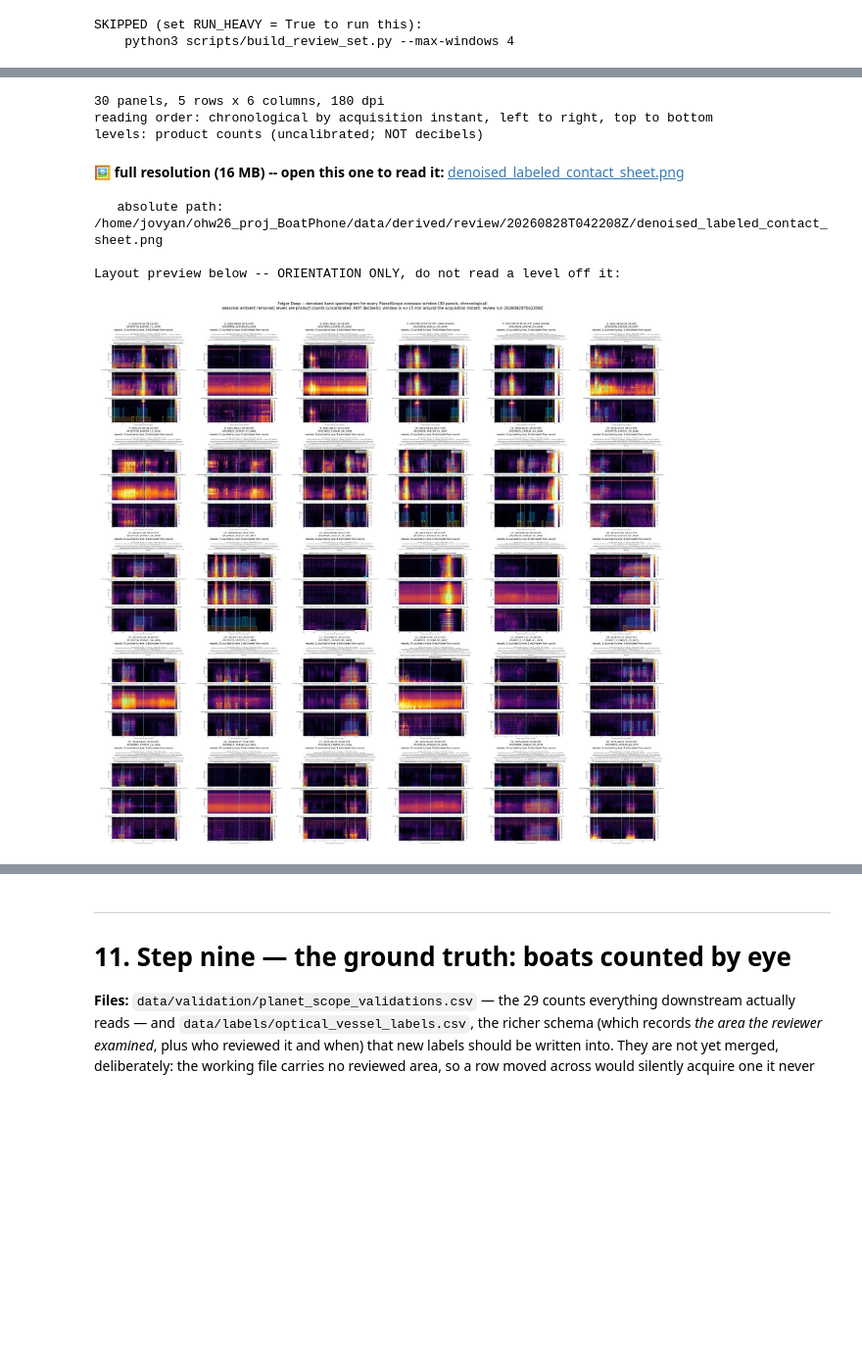
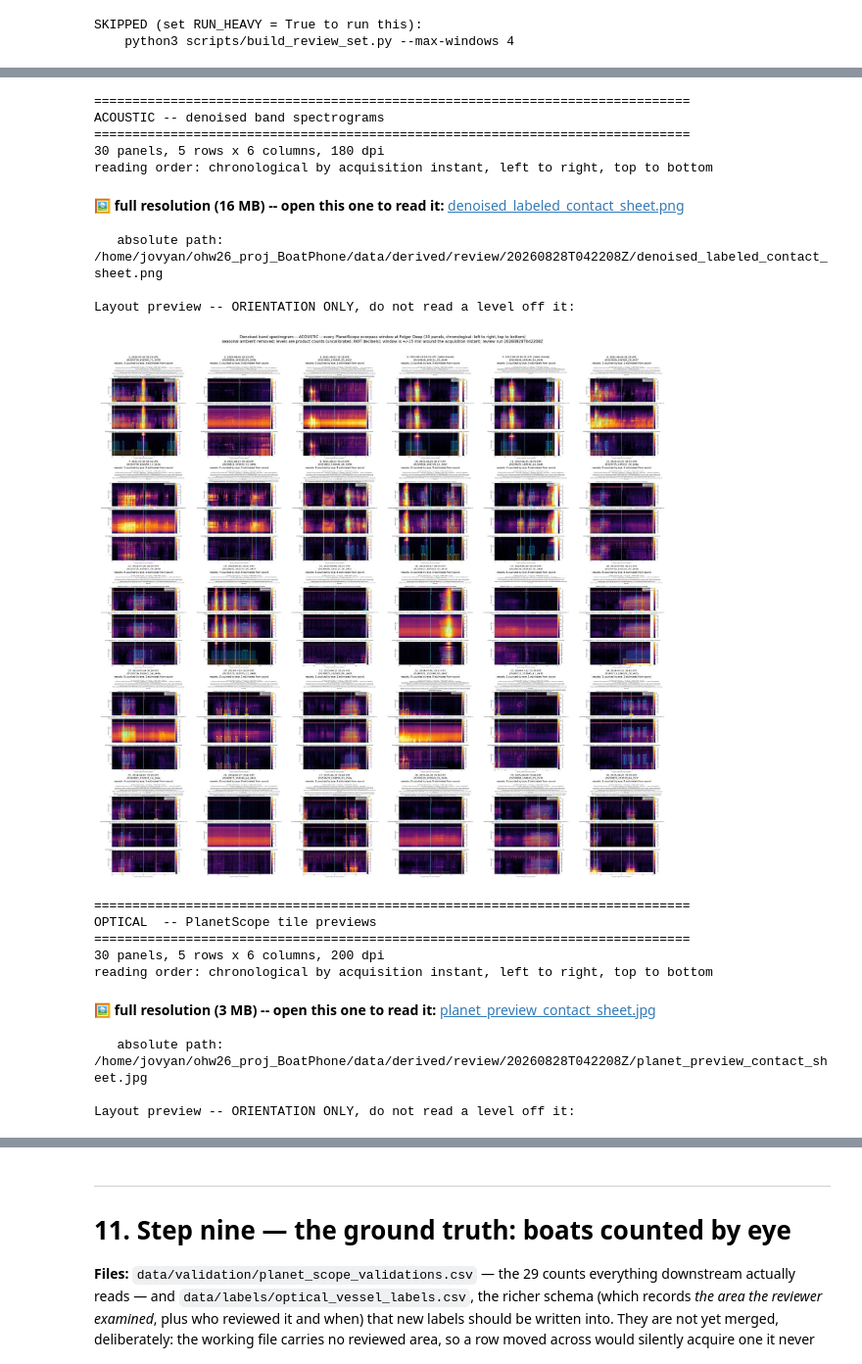
Before and after one commit to oceanhackweek/ohw26_proj_BoatPhone, a Jupyter notebook: final_notebooks/acoustic_pipeline.ipynb, the cells around one changed output, grey strips where cells are left out. Shown at 98% size. Saved outputs shown, nothing was run; the diff lists cells and outputs as text; code cells hidden in the pictures; blank space fills up the shorter version.

```diff
--- a/final_notebooks/acoustic_pipeline.ipynb
+++ b/final_notebooks/acoustic_pipeline.ipynb
@@ -1100,41 +1144,58 @@ SKIPPED (set RUN_HEAVY = True to run this):
 # %%
-# Show the preview, and link the full-resolution sheet.
+# Show both boards: a low-resolution preview inline, the real file linked.
 review_root = paths.DERIVED_DIR / "review"
 runs = sorted(p for p in review_root.glob("*") if p.is_dir()) if review_root.exists() else []
-sheet = preview = None
-for run in reversed(runs):                     # most recent run that actually has one
-    candidate = run / "denoised_labeled_contact_sheet.png"
-    if candidate.exists():
-        sheet = candidate
-        preview = run / "denoised_labeled_contact_sheet_preview.jpg"
-        break
 
-if sheet is None:
-    print("No contact sheet yet -- run the cell above with RUN_HEAVY = True.")
-else:
-    prov = json.loads(sheet.with_suffix(".provenance.json").read_text())
+BOARDS = [("ACOUSTIC -- denoised band spectrograms", "denoised_labeled_contact_sheet.png"),
+          ("OPTICAL  -- PlanetScope tile previews", "planet_preview_contact_sheet.jpg")]
+
+for heading, filename in BOARDS:
+    board = None
+    for run in reversed(runs):                 # most recent run that actually has one
+        if (run / filename).exists():
+            board = run / filename
+            break
+    print("=" * 78)
+    print(heading)
+    print("=" * 78)
+    if board is None:
+        print(f"No {filename} yet -- run the cell above with RUN_HEAVY = True.\n")
+        continue
+
+    prov = json.loads(board.with_suffix(".provenance.json").read_text())
     print(f"{prov['n_panels']} panels, {prov['grid_rows']} rows x "
           f"{prov['grid_columns']} columns, {prov['dpi']} dpi")
     print(f"reading order: {prov['reading_order']}")
-    print(f"levels: {prov['level_unit']}")
     if prov["n_windows_without_panel"]:
-        # A window with no panel is NAMED, so a short sheet can never look complete.
+        # A window with no panel is NAMED, so a short board can never look complete.
         print(f"windows with no panel and therefore NOT drawn: "
               f"{prov['windows_without_panel']}")
+    display(HTML("&#128444; <b>full resolution ({:.0f} MB) -- open this one to read it:</b> {}"
+                 .format(board.stat().st_size / 1e6, link(board, board.name))))
+    print("   absolute path:", board.resolve())
+
+    preview = board.with_name(board.stem + "_preview.jpg")
+    if preview.exists():
+        print("\nLayout preview -- ORIENTATION ONLY, do not read a level off it:")
+        display(Image(filename=str(preview)))
     print()
-    display(HTML("&#128444; <b>full resolution ({:.0f} MB) -- open this one to read it:</b> {}"
-                 .format(sheet.stat().st_size / 1e6, link(sheet, sheet.name))))
-    print("   absolute path:", sheet.resolve())
-
-    if preview.exists():
-        print("\nLayout preview below -- ORIENTATION ONLY, do not read a level off it:")
-        display(Image(filename=str(preview)))
 # %% [output]
+==============================================================================
+ACOUSTIC -- denoised band spectrograms
+==============================================================================
 30 panels, 5 rows x 6 columns, 180 dpi
 reading order: chronological by acquisition instant, left to right, top to bottom
-levels: product counts (uncalibrated; NOT decibels)
 🖼 full resolution (16 MB) -- open this one to read it: denoised_labeled_contact_sheet.png
    absolute path: /home/jovyan/ohw26_proj_BoatPhone/data/derived/review/20260828T042208Z/denoised_labeled_contact_sheet.png
 
-Layout preview below -- ORIENTATION ONLY, do not read a level off it:
+Layout preview -- ORIENTATION ONLY, do not read a level off it:
-[figure, old version]
+[figure, new version]
+==============================================================================
+OPTICAL  -- PlanetScope tile previews
+==============================================================================
+30 panels, 5 rows x 6 columns, 200 dpi
+reading order: chronological by acquisition instant, left to right, top to bottom
+🖼 full resolution (3 MB) -- open this one to read it: planet_preview_contact_sheet.jpg
+   absolute path: /home/jovyan/ohw26_proj_BoatPhone/data/derived/review/20260828T042208Z/planet_preview_contact_sheet.jpg
+
+Layout preview -- ORIENTATION ONLY, do not read a level off it:
```
Also changed, not shown: parts of 8 cells of this notebook, 3 other files.
